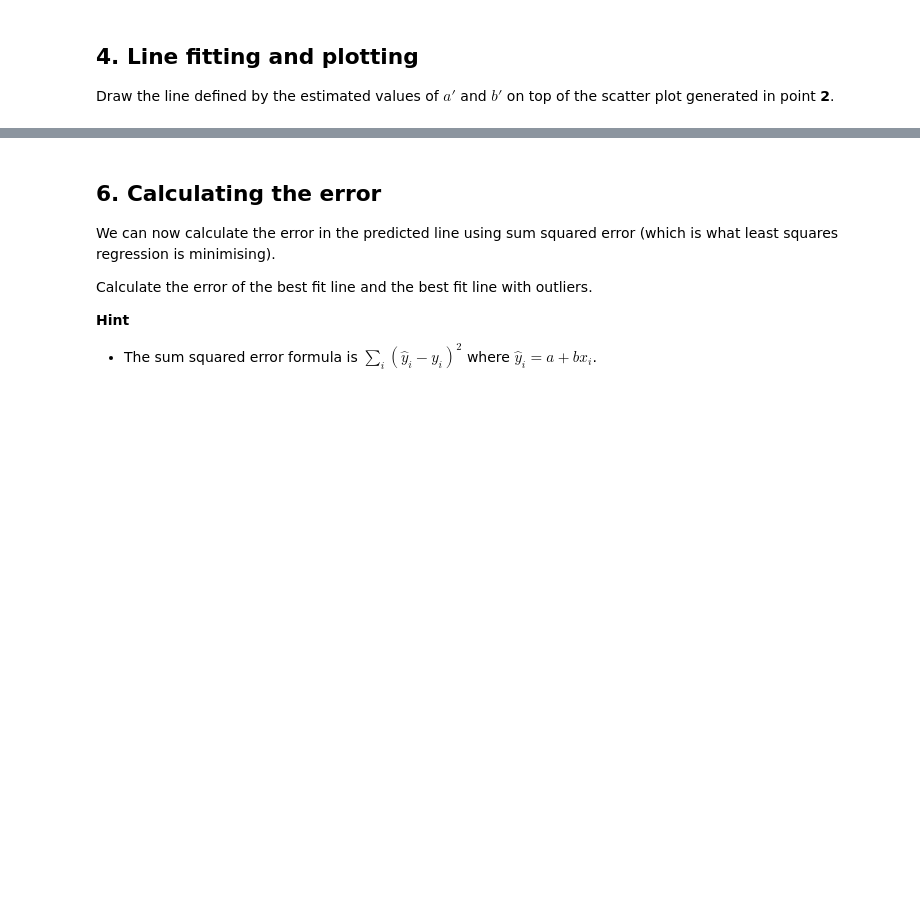
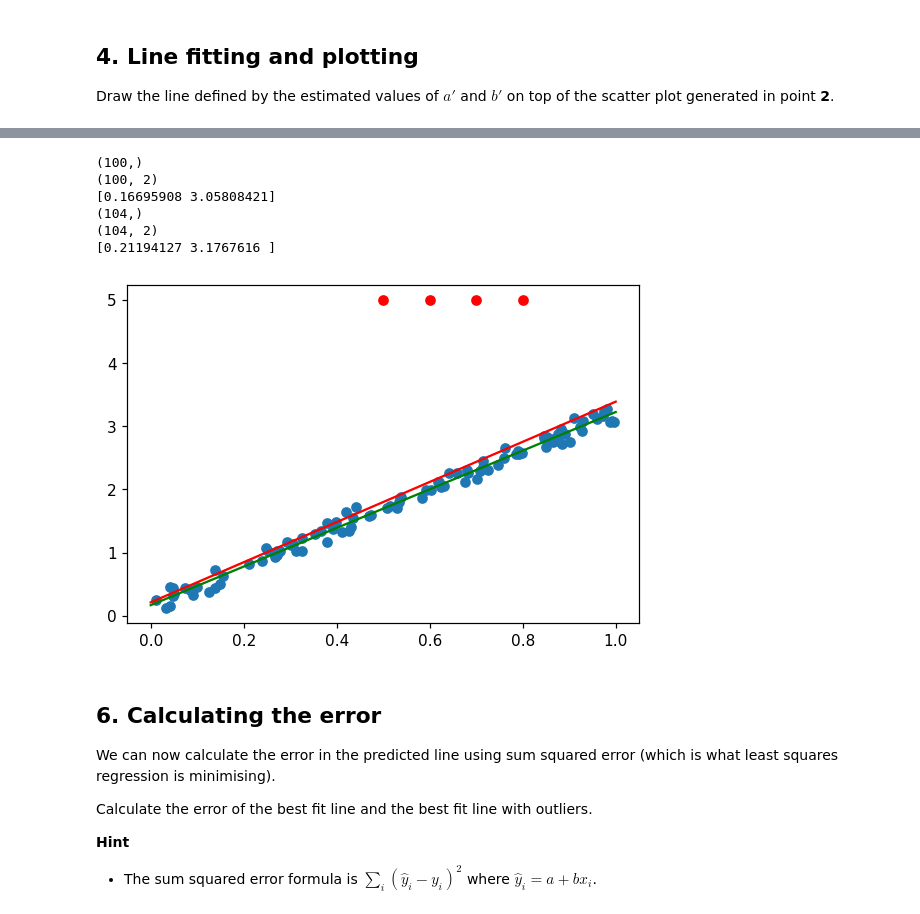
Before and after one commit to Harley24243/COMS20017_DATA_25-26, a Jupyter notebook: Labs/Lab3/labsheet3.ipynb, the cells around one changed output, grey strips where cells are left out. Drawn from its saved outputs; the diff is of its cells as text; code cells hidden in the pictures; blank space fills up the shorter version.

```diff
--- a/Labs/Lab3/labsheet3.ipynb
+++ b/Labs/Lab3/labsheet3.ipynb
@@ -119,3 +125,23 @@ Plot the best fit line before and after the outlier data, in a way similar to th
+# %%
+# write your code here
+xs, ys = samples(0.2, 3, 100)
+xso = np.append(xs, [0.5, 0.6, 0.7, 0.8])
+yso = np.append(ys, [5, 5, 5, 5])
+A = LSParas(xs, ys)
+AO = LSParas(xso, yso)
+plt.scatter(xs, ys)
+plt.scatter([0.5, 0.6, 0.7, 0.8], [5, 5, 5, 5], color='red')
+plt.plot([A[0], A[0]+A[1]], color='green')
+plt.plot([AO[0], AO[0]+AO[1]], color='red')
+plt.show()
+# %% [output]
+(100,)
+(100, 2)
+[0.16695908 3.05808421]
+(104,)
+(104, 2)
+[0.21194127 3.1767616 ]
+[figure, added]
 # %% [markdown]
 ## 6. Calculating the error
 
```
Also changed, not shown: parts of 9 cells of this notebook.
